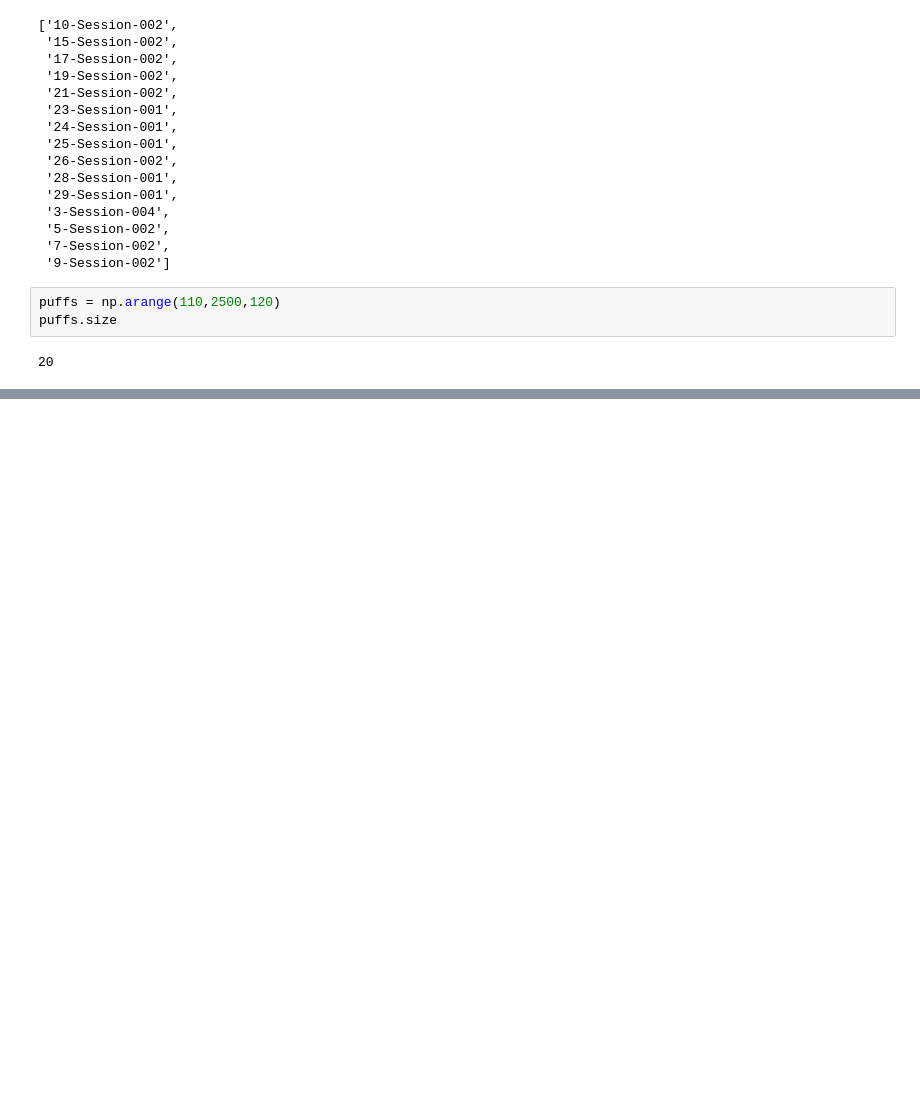
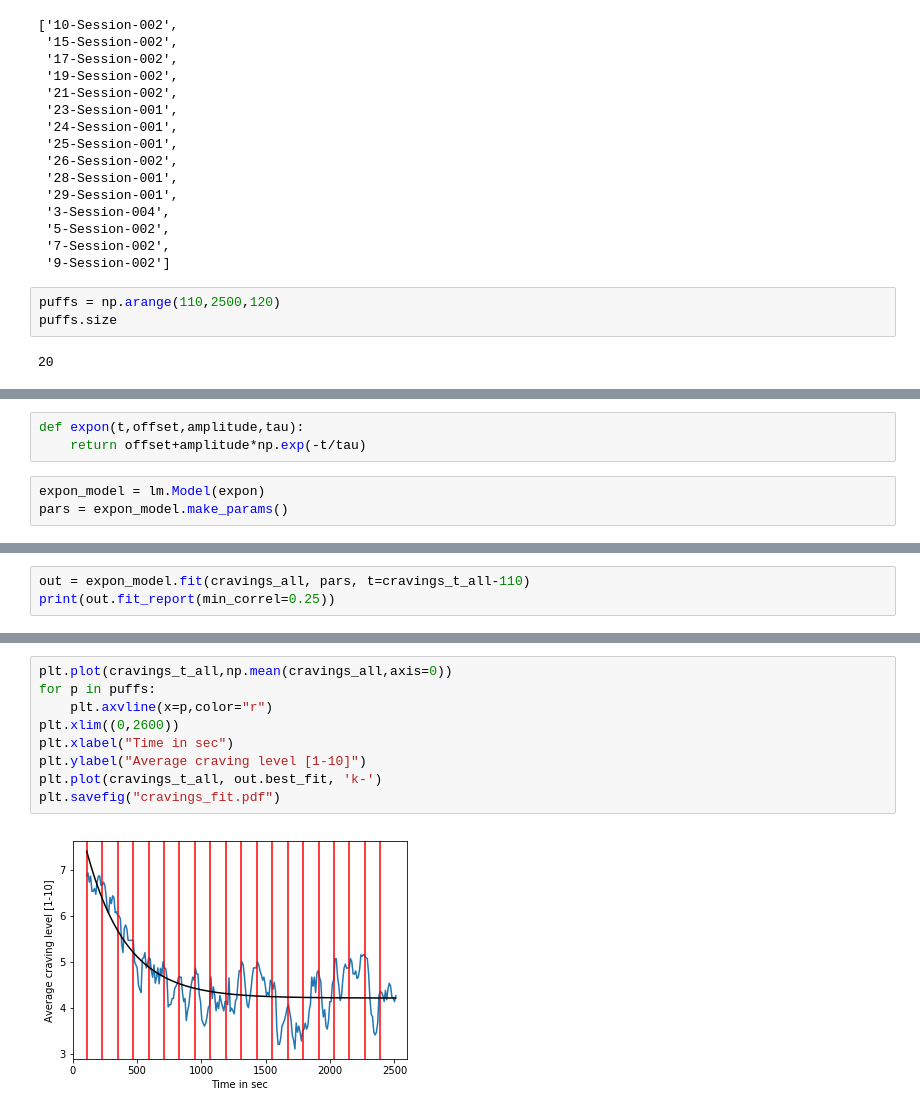
Before and after one commit to hstrey/nicotine-paper, a Jupyter notebook: Cravings Plot.ipynb, the cells around one changed output, grey strips where cells are left out. Cells and saved outputs as stored; diff of their text form; blank space fills up the shorter version.

Commit message:
added exponential fit to cravings plot

```diff
--- a/Cravings Plot.ipynb
+++ b/Cravings Plot.ipynb
@@ -74,0 +78,6 @@ plt.savefig("cravings.pdf")
+# %%
+def expon(t,offset,amplitude,tau):
+    return offset+amplitude*np.exp(-t/tau)
+# %%
+expon_model = lm.Model(expon)
+pars = expon_model.make_params()
@@ -74,0 +88,3 @@ plt.savefig("cravings.pdf")
+# %%
+out = expon_model.fit(cravings_all, pars, t=cravings_t_all-110)
+print(out.fit_report(min_correl=0.25))
@@ -74,0 +130,11 @@ plt.savefig("cravings.pdf")
+# %%
+plt.plot(cravings_t_all,np.mean(cravings_all,axis=0))
+for p in puffs:
+    plt.axvline(x=p,color="r")
+plt.xlim((0,2600))
+plt.xlabel("Time in sec")
+plt.ylabel("Average craving level [1-10]")
+plt.plot(cravings_t_all, out.best_fit, 'k-')
+plt.savefig("cravings_fit.pdf")
+# %% [output]
+[figure, added]
```
Also changed, not shown: parts of 7 cells of this notebook.
